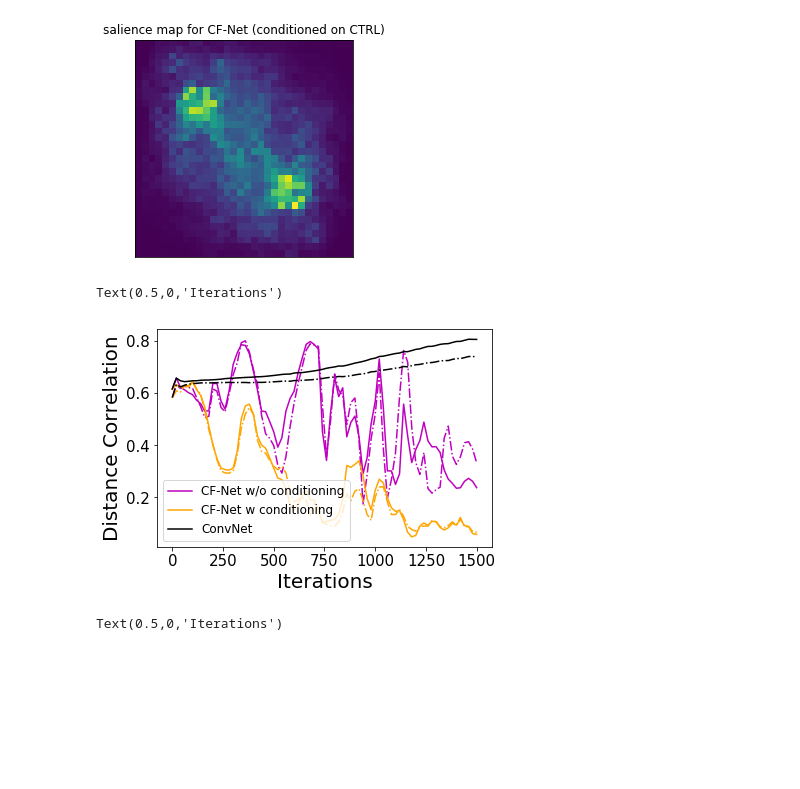
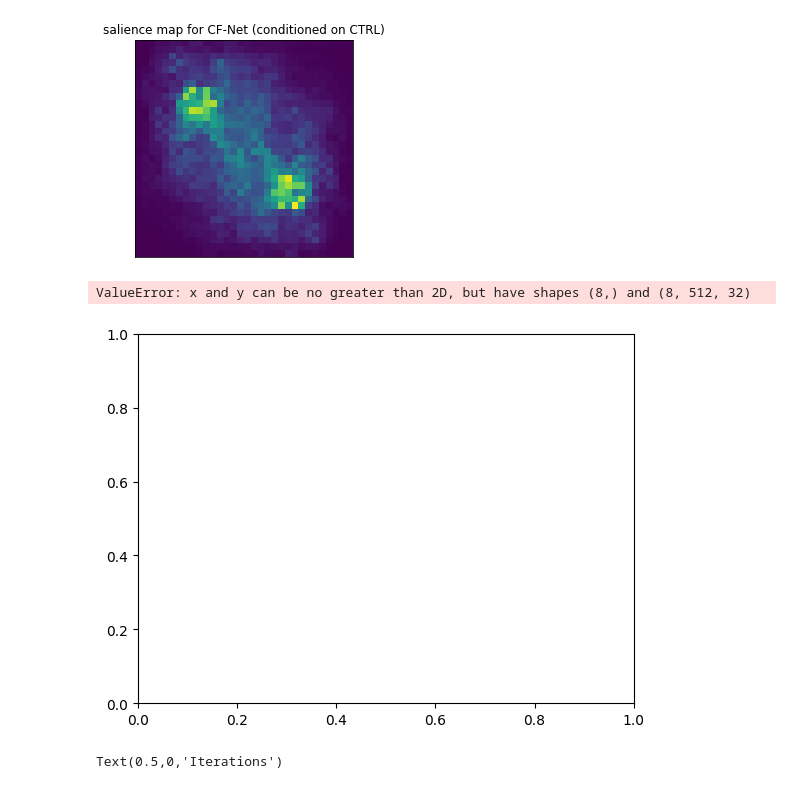
Before and after one commit to george-hutchings/BR-Net-nature-paper, a Jupyter notebook: BR_net_CF_net_toy_example.ipynb, the cells around one changed output. Saved outputs shown, nothing was run; the diff lists cells and outputs as text; code cells hidden in the pictures; blank space fills up the shorter version.

```diff
--- a/BR_net_CF_net_toy_example.ipynb
+++ b/BR_net_CF_net_toy_example.ipynb
@@ -183,24 +192,20 @@ class GAN():
             cf_batch = train_cf[idx]
 
             # use the following for performing adversarial training on CTRL groups (w conditioning)
-            #training_feature_ctrl_batch = train_data[ctrl_idx]
-            #cf_ctrl_batch = train_cf[ctrl_idx]
+            training_feature_ctrl_batch = train_data[ctrl_idx]
+            cf_ctrl_batch = train_cf[ctrl_idx]
 
             # use the following for performing adversarial training on both groups (w/o conditioning)
-            training_feature_ctrl_batch = train_data[idx]
-            cf_ctrl_batch = train_cf[idx]
+            #training_feature_ctrl_batch = train_data[idx]
+            #cf_ctrl_batch = train_cf[idx]
 
             # ---------------------
             #  Train regressor (bias predictor)
             # ---------------------
 
             encoded_feature_ctrl_batch = self.encoder.predict(training_feature_ctrl_batch, verbose=0)
-            weights = self.regressor.get_weights()
             r_loss = self.regressor.train_on_batch(encoded_feature_ctrl_batch, cf_ctrl_batch)
             #check if weights have changed
-            weights2 = self.regressor.get_weights()
-            if np.array_equal(weights, weights2):
-                print('Weights did not change')
 
             # ---------------------
             #  Train Disstiller (bias removal)
@@ -223,9 +228,8 @@ class GAN():
 
                 acc[int(epoch/200)] = c_loss[1]
 
-            if epoch % 1000 == 0:
+            if epoch % 10 == 0:
                 #print epoch
-                print('Epoch: ', '-'*50, epoch)
                 print ("%d [Acc: %f,  \dc: %f %f]" % (epoch, c_loss[1], dc0[int(epoch/200)], dc1[int(epoch/200)]))
 
         pred = self.workflow.predict(train_data, verbose=0)
@@ -330,31 +355,20 @@ Text(0.5,1,'salience map for CF-Net (conditioned on CTRL)')
 [figure]
 # %%
 x = np.arange(76)*20
-dc_cf_0=np.load('plot_data/dc_cf_0.npy')
-dc_cf_1=np.load('plot_data/dc_cf_1.npy')
 
-plt.plot(x,dc_cf_0,'m-',label='CF-Net w/o conditioning')
-plt.plot(x,dc_cf_1,'m-.')
+plt.plot(dc_cf_0,'-',color='orange')
+plt.plot(dc_cf_1,'-.',color='orange')
 
-dc_cf_0=np.load('plot_data/dc_cf_0_0.npy')
-dc_cf_1=np.load('plot_data/dc_cf_1_0.npy')
-plt.plot(x,dc_cf_0,'-',color='orange',label='CF-Net w conditioning')
-plt.plot(x,dc_cf_1,'-.',color='orange')
-
-dc_cf_0=np.load('plot_data/dc_bl_0.npy')
-dc_cf_1=np.load('plot_data/dc_bl_1.npy')
-plt.plot(x,dc_cf_0,'-',color='k',label='ConvNet')
-plt.plot(x,dc_cf_1,'-.',color='k')
 
 plt.legend(loc="lower left",fontsize=12)
 plt.xlabel('Iterations')
 
 plt.tick_params('both', labelsize='15')
 plt.ylabel("Distance Correlation", fontsize=20)
 plt.xlabel("Iterations", fontsize=20)
 # %% [output]
-Text(0.5,0,'Iterations')
+ValueError: x and y can be no greater than 2D, but have shapes (8,) and (8, 512, 32)
-[figure, old version]
+[figure, new version]
 # %%
 x = np.arange(76)*20
 acc_cf=np.load('plot_data/acc_cf.npy')
```
Also changed, not shown: parts of 4 cells of this notebook.
